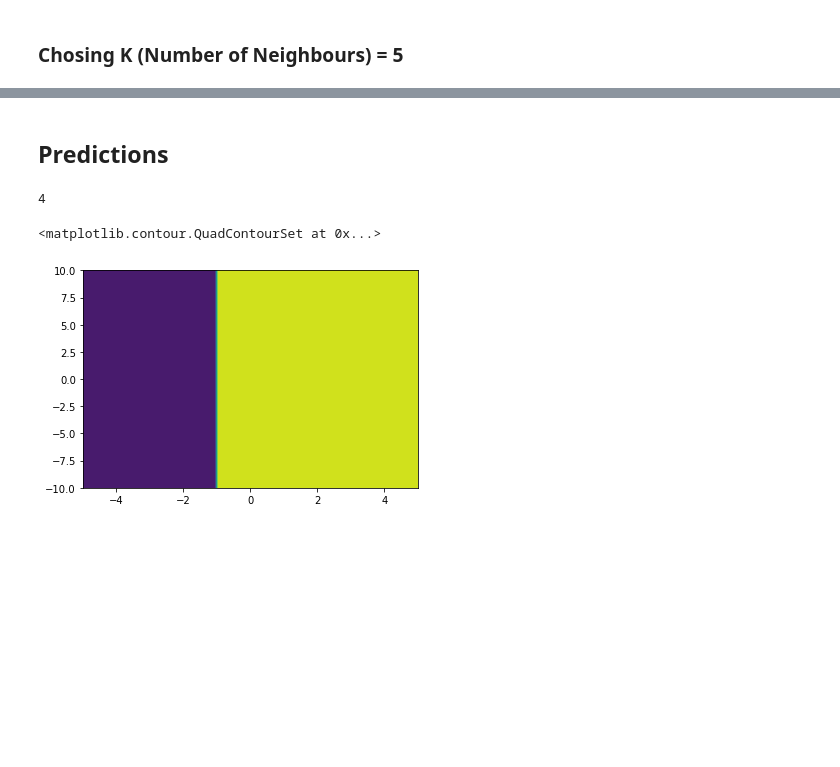
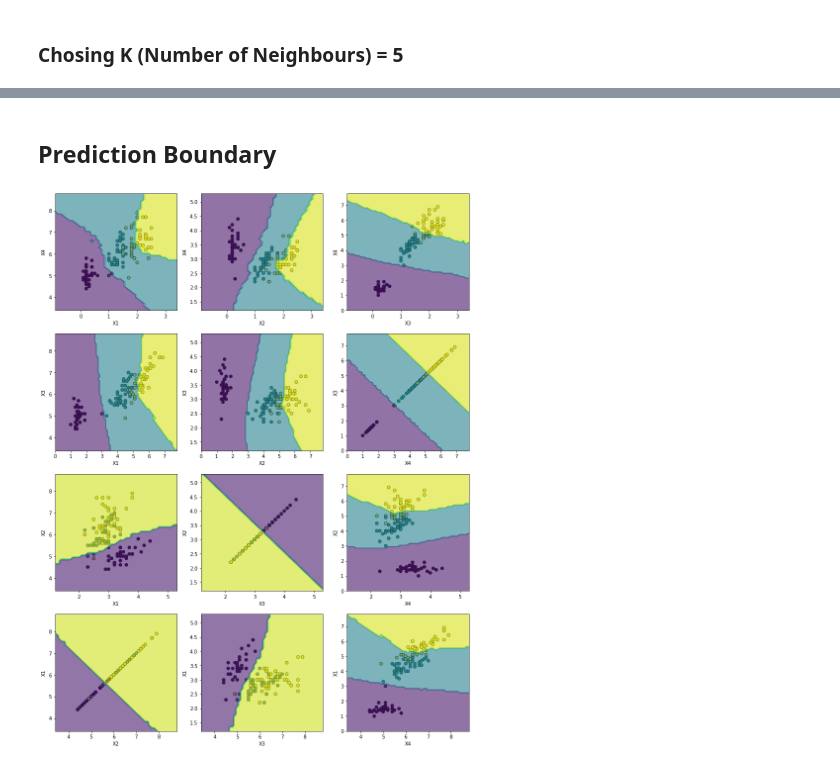
Before and after one commit to Suraj1199/DLfromScratch, a Jupyter notebook: K_Nearest_Neighbors.ipynb, the cells around one changed output, grey strips where cells are left out. Saved outputs shown, nothing was run; the diff lists cells and outputs as text; code cells hidden in the pictures; blank space fills up the shorter version.

```diff
--- a/K_Nearest_Neighbors.ipynb
+++ b/K_Nearest_Neighbors.ipynb
@@ -100,7 +102,7 @@ Text(0, 0.5, 'accuracy')
 # %% [markdown]
 ### Chosing K (Number of Neighbours) = 5
 # %%
-model = KNNeighborsClassifier(n_neighbors=5)
+model = KNNeighborsClassifier(n_neighbors=15)
 # %%
 model.fit(X_train, y_train)
 # %%
@@ -116,7 +118,2 @@ testing accuracy :  0.9333333333333333
 # %% [markdown]
-## Predictions
+## Prediction Boundary
-# %%
-for i in range(X_train.shape[1])
-    xnp.linspace(X_train[:, i].min() - 1, X_train[:, i].max() + 1, 100)
-# %% [output]
-4
@@ -144,10 +120,31 @@ for i in range(4):
 # %%
-xv = np.linspace(-5, 5, 100)
-yv = np.linspace(-10, 10, 100)
+n_features = X_train.shape[-1]
+xx = [0] * n_features
+for i in range(n_features):
+    xx[i] = np.arange(X_train[:, i].min() - 1, X_train[:, i].max() + 1, 0.1)
-# %%
-X, Y = np.meshgrid(xv, yv)
-Z = X > -1
-plt.contourf(X, Y, Z)
-# %% [output]
-<matplotlib.contour.QuadContourSet at 0x...>
-[figure, removed]
+# %%
+plt.figure(figsize=(15, 20))
+n = 1
+for i in range(3, -1, -1):
+    x = [0, 1, 2, 3]
+    x.remove(i)
+    for j in range(3):
+        plt.subplot(4, 3, n)
+
+        data_train = np.c_[X_train[:, i], X_train[:, j]]
+        model.fit(data_train, y_train)
+
+        X, Y = np.meshgrid(xx[i], xx[j])
+        data_test = np.c_[X.ravel(), Y.ravel()]
+        data_pred = model.predict(data_test)
+
+        Z = data_pred.reshape(xx[j].shape[0], xx[i].shape[0])
+
+        plt.scatter(X_train[:, i], X_train[:, j], c=y_train, ec='k')
+        plt.contourf(xx[i], xx[j], Z, alpha=0.6)
+
+        plt.xlabel(f'X{x[j] + 1}')
+        plt.ylabel(f'X{i + 1}')
+        n += 1
+# %% [output]
+[figure, added]
```
Also changed, not shown: parts of 9 cells of this notebook.
